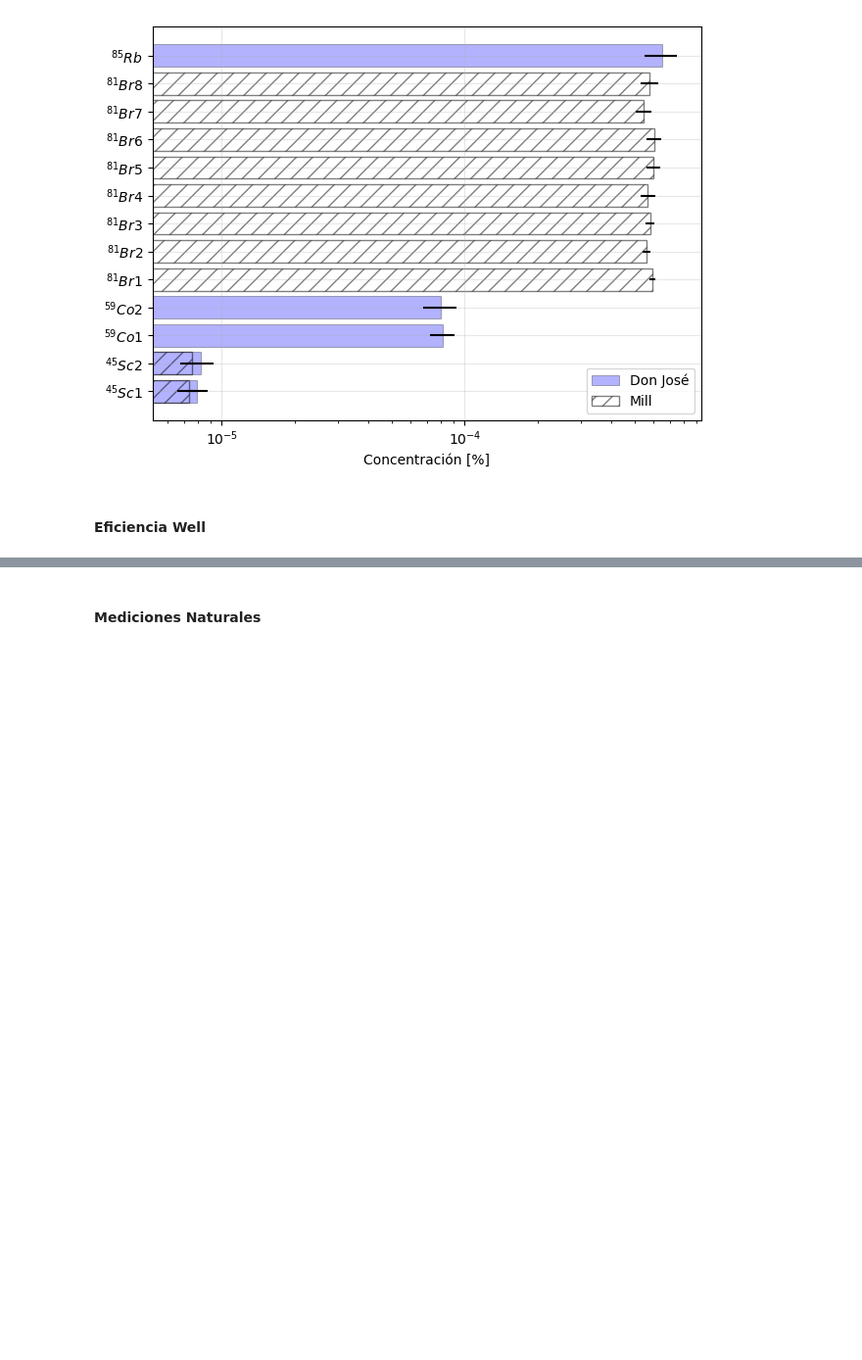
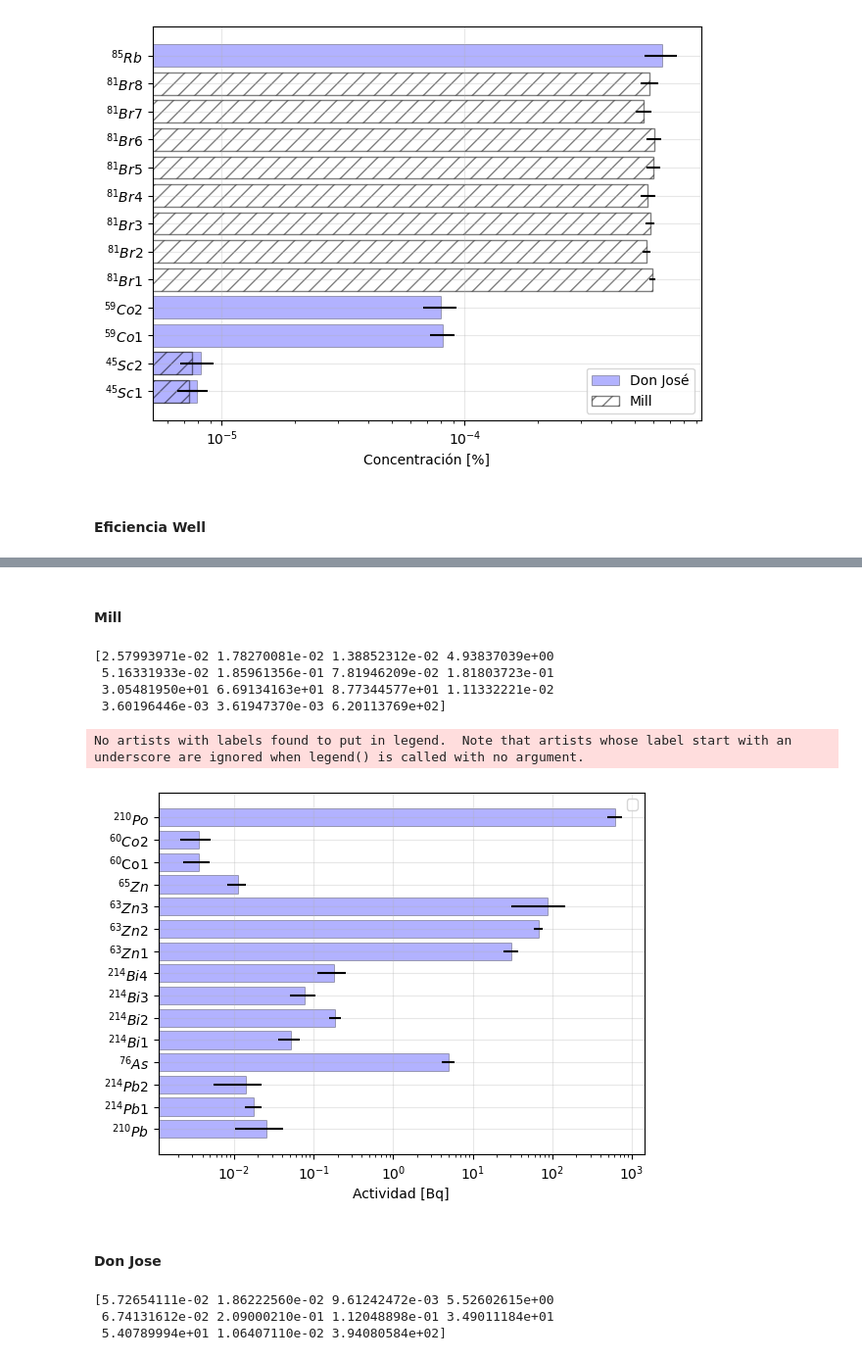
Before and after one commit to saisito/MedNuk_especial, a Jupyter notebook: process.ipynb, the cells around one changed output, grey strips where cells are left out. Shown at 98% size. Drawn from its saved outputs; the diff is of its cells as text; code cells hidden in the pictures; blank space fills up the shorter version.

```diff
--- a/process.ipynb
+++ b/process.ipynb
@@ -640,9 +673,9 @@ Parámetro b: -0.627719
+# %% [markdown]
+#### Mill
 # %%
 def Eficiencia(a,b,E):
     return a * E**b
 # %%
-E = np.array([])
+E = np.array([46.5, 351.9, 295.2,559.1,609.3,1764.5,1120.294,1238.122,669.64,962.07,1412.07,1115.539,1332.492,1173.228,803.06])
 
 Eficiencia = np.array(Eficiencia(5.396783, -0.627719, E))
-# %% [markdown]
-#### Mediciones Naturales
@@ -651,22 +682,39 @@ nombres = np.array([r"$^{26}Sc1$", r"$^{26}Sc2$", r"$^{60}Co$", r"$^{60}Co$"])
+# %%
+nombres = np.array([r"$^{210}Pb$", r"$^{214}Pb1$", r"$^{214}Pb2$", r"$^{76}As$", r"$^{214}Bi1$", r"$^{214}Bi2$",r"$^{214}Bi3$",r"$^{214}Bi4$",r"$^{63}Zn1$",r"$^{63}Zn2$",r"$^{63}Zn3$",r"$^{65}Zn$",r"$^{60}$Co1", r"$^{60}Co2$", r"$^{210}Po$"])
 # %%
-cuentas = np.array([])
-lamb = np.array([])
-yi = np.array([])
-t
+cuentas = np.array([311,507,228,479,304,189,103,88,393,537,63,213,124,135,298])
+err_cuentas = np.array([186,121,138,87,91,32,36,34,80,64,41,57,44,56,64])
+lamb = np.array([9.89e-10, 9.89e-10, 9.89e-10, 4.269e-4, 7.338e-6, 7.338e-6,7.338e-6,7.338e-6,5.861e-4, 5.861e-4, 5.861e-4, 3.2889e-8, 4.16695e-9, 4.16695e-9, 5.764e-8])
+yi = np.array([0.0425,0.3572,0.1847,0.407,0.4544,0.1529,0.149,0.0583,0.083,0.065,0.0074,0.5004,0.99826,0.9985,0.0000103])
+t = 585389
 
 q1 = cuentas * lamb
 q2 = yi * Eficiencia * (1 - np.exp(-lamb * t))
 
 Actividad = q1 / q2
 
+rel_err = err_cuentas / cuentas
+err_actividad = Actividad * rel_err
+
+
 print(Actividad)
+# %% [output]
+[2.57993971e-02 1.78270081e-02 1.38852312e-02 4.93837039e+00
+ 5.16331933e-02 1.85961356e-01 7.81946209e-02 1.81803723e-01
+ 3.05481950e+01 6.69134163e+01 8.77344577e+01 1.11332221e-02
+ 3.60196446e-03 3.61947370e-03 6.20113769e+02]
 # %%
 # print(conc_donjose)
-plt.barh(nombres, Actividad, linewidth=0.7, edgecolor="black",
+plt.barh(nombres, Actividad, xerr=err_actividad, linewidth=0.7, edgecolor="black",
          color='blue', alpha=0.3)
 
 plt.legend()
 plt.grid(alpha=0.3)
 plt.xlabel("Actividad [Bq]")
 # plt.xlim(10e-5,10e-4)
 plt.xscale("log")
+# %% [output]
+No artists with labels found to put in legend.  Note that artists whose label start with an underscore are ignored when legend() is called with no argument.
+[figure, added]
+# %% [markdown]
+#### Don Jose
@@ -672,0 +730,21 @@ plt.xscale("log")
+# %%
+cuentas = np.array([726,557,166,536,398,213,148,449,434,214,199])
+err_cuentas = np.array([187,126,142,89,92,34,57,81,65,60,69])
+lamb = np.array([9.89e-10, 9.89e-10, 9.89e-10, 4.269e-4, 7.338e-6, 7.338e-6,7.338e-6,5.861e-4, 5.861e-4, 3.2889e-8, 5.764e-8])
+yi = np.array([0.0425,0.3572,0.1847,0.407,0.4544,0.1529,0.149,0.083,0.065,0.5004,0.0000103])
+t = 615665
+
+q1 = cuentas * lamb
+q2 = yi * Eficiencia * (1 - np.exp(-lamb * t))
+
+Actividad = q1 / q2
+
+rel_err = err_cuentas / cuentas
+err_actividad = Actividad * rel_err
+
+
+print(Actividad)
+# %% [output]
+[5.72654111e-02 1.86222560e-02 9.61242472e-03 5.52602615e+00
+ 6.74131612e-02 2.09000210e-01 1.12048898e-01 3.49011184e+01
+ 5.40789994e+01 1.06407110e-02 3.94080584e+02]
```
Also changed, not shown: parts of 20 cells of this notebook.
